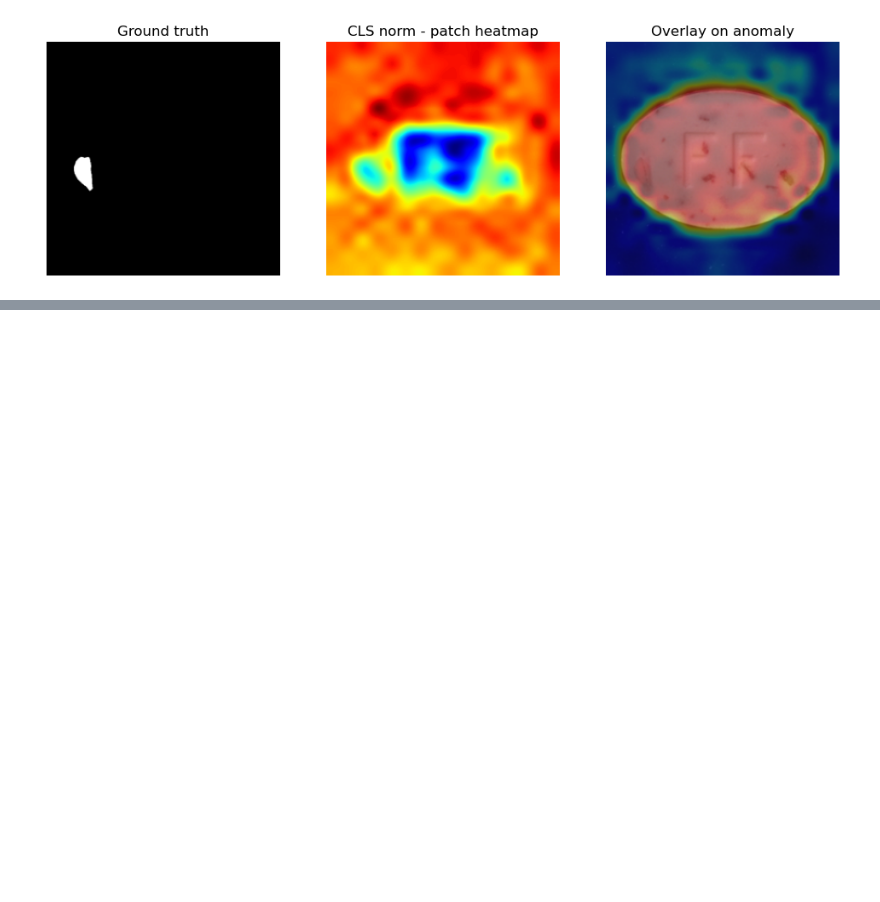
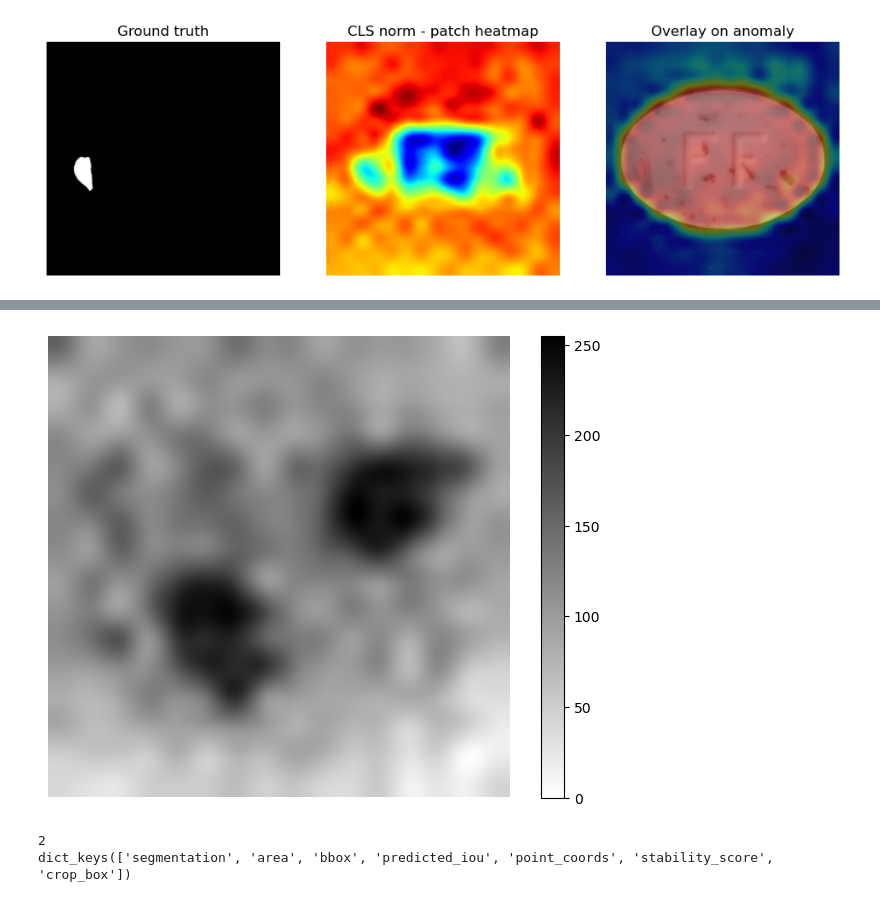
Before and after one commit to MrJuses/ZeroShot_Anomaly_Detection_using_Vision_Foundation_Models, a Jupyter notebook: ZeroShot.ipynb, the cells around one changed output, grey strips where cells are left out. Cells and saved outputs as stored; diff of their text form; code cells hidden in the pictures; blank space fills up the shorter version.

```diff
--- a/ZeroShot.ipynb
+++ b/ZeroShot.ipynb
@@ -476,0 +497,11 @@ from sklearn.metrics import f1_score
+# %%
+image = cv2.imread("final_heatmap.png")
+# image = cv2.cvtColor(image, cv2.COLOR_BGR2RGB)
+
+plt.figure(figsize=(8, 6))
+plt.imshow(image, cmap='binary')
+plt.axis('off')
+plt.colorbar()
+plt.show()
+# %% [output]
+[figure, added]
@@ -476,0 +525,6 @@ from sklearn.metrics import f1_score
+# %%
+print(len(masks))
+print(masks[0].keys())
+# %% [output]
+2
+dict_keys(['segmentation', 'area', 'bbox', 'predicted_iou', 'point_coords', 'stability_score', 'crop_box'])
```
Also changed, not shown: parts of 19 cells of this notebook, 1 other file.
